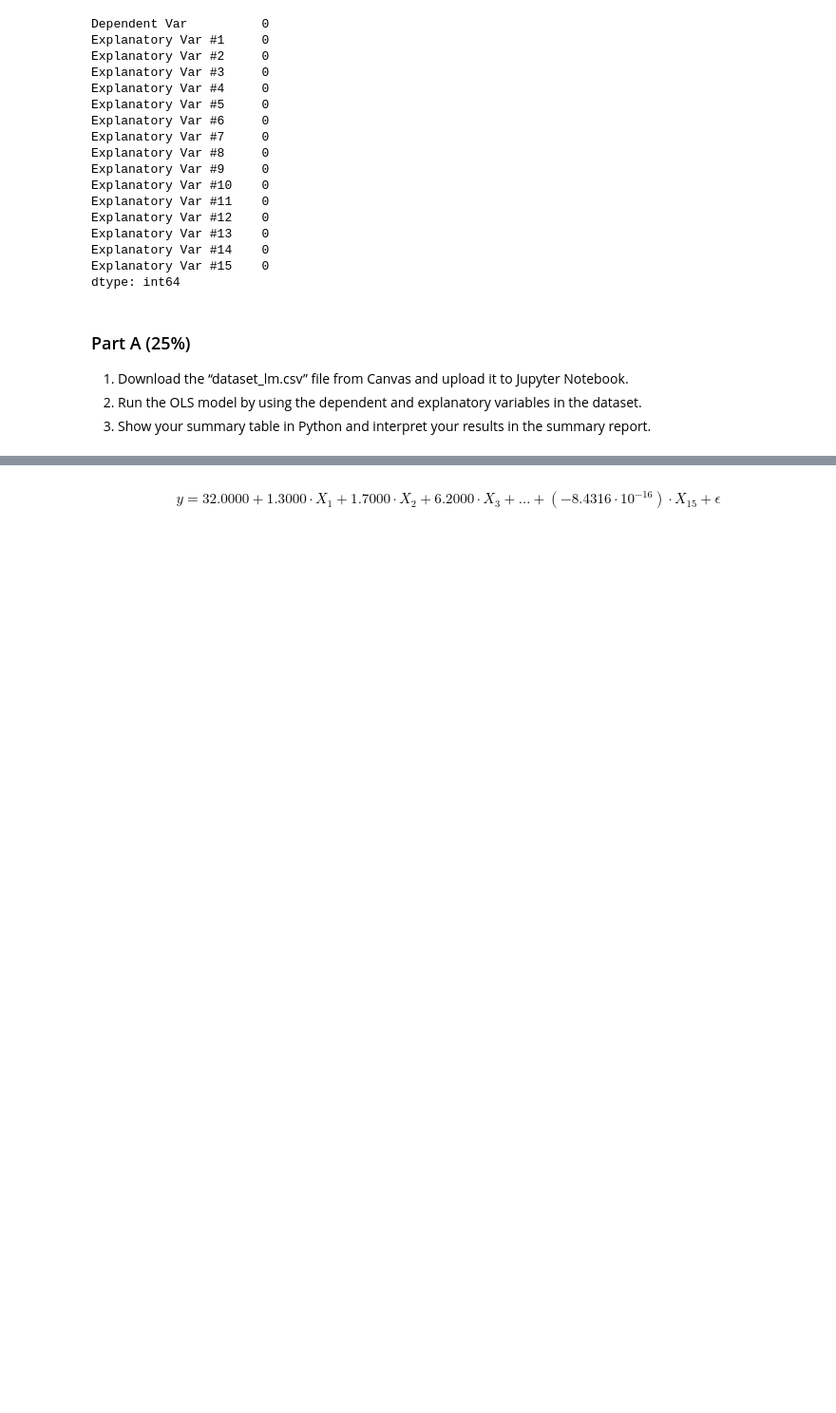
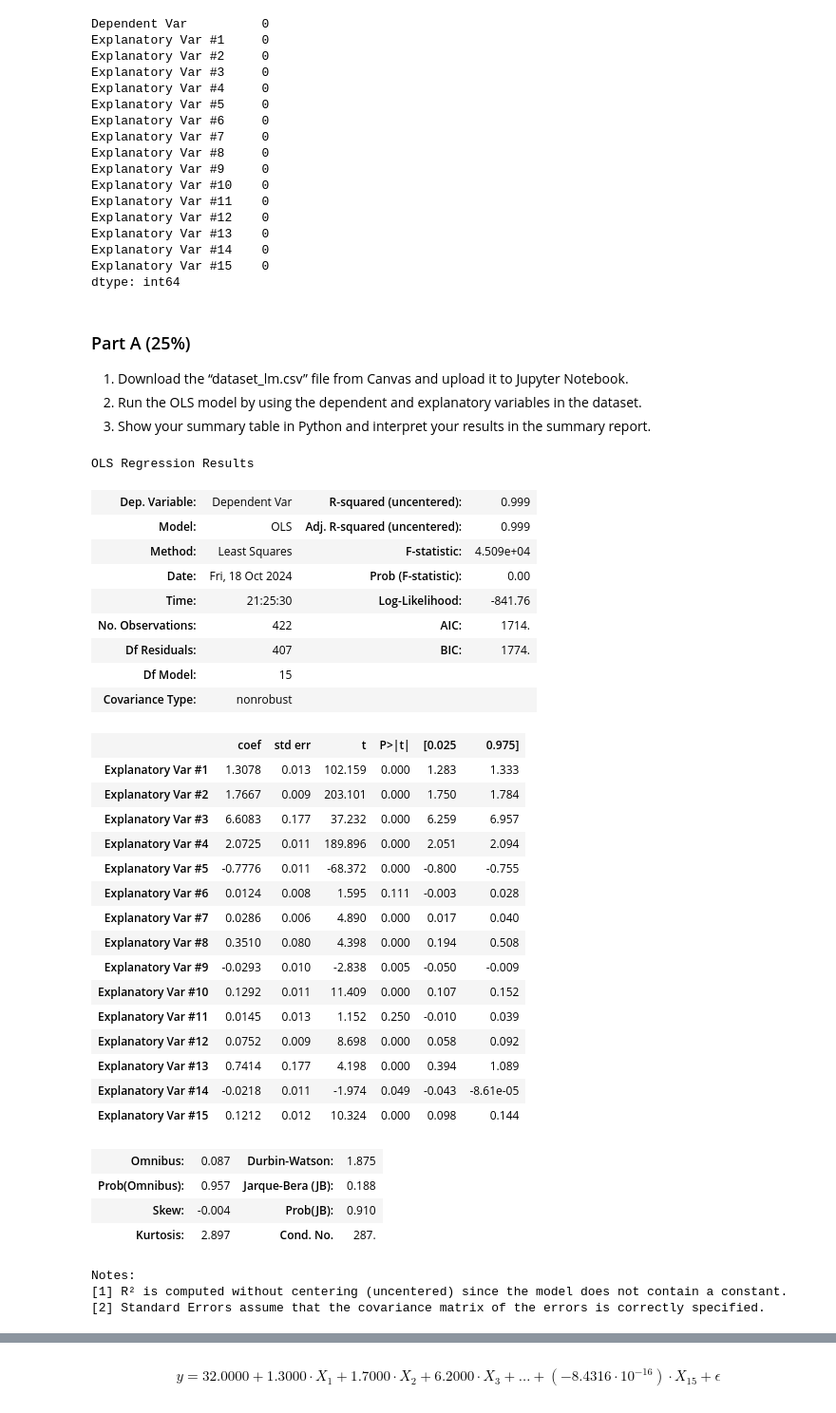
Before and after one commit to xiaowanzisj/Predictive-Modelling-Fall-2024, a Jupyter notebook: assignment.ipynb, the cells around one changed output, grey strips where cells are left out. Shown at 95% size. Saved outputs shown, nothing was run; the diff lists cells and outputs as text; code cells hidden in the pictures; blank space fills up the shorter version.

```diff
--- a/assignment.ipynb
+++ b/assignment.ipynb
@@ -72,6 +72,43 @@ dtype: int64
 # %%
 y = df['Dependent Var']
 x = df.drop('Dependent Var', axis=1)
+# %%
+model_updated = sm.OLS(y,x).fit()
+model_updated.summary()
+# %% [output]
+OLS Regression Results
+| Dep. Variable: | Dependent Var | R-squared (uncentered): | 0.999 |
+| Model: | OLS | Adj. R-squared (uncentered): | 0.999 |
+| Method: | Least Squares | F-statistic: | 4.509e+04 |
+| Date: | Fri, 18 Oct 2024 | Prob (F-statistic): | 0.00 |
+| Time: | 21:25:30 | Log-Likelihood: | -841.76 |
+| No. Observations: | 422 | AIC: | 1714. |
+| Df Residuals: | 407 | BIC: | 1774. |
+| Df Model: | 15 |  |  |
+| Covariance Type: | nonrobust |  |  |
+|  | coef | std err | t | P>|t| | [0.025 | 0.975] |
+| Explanatory Var #1 | 1.3078 | 0.013 | 102.159 | 0.000 | 1.283 | 1.333 |
+| Explanatory Var #2 | 1.7667 | 0.009 | 203.101 | 0.000 | 1.750 | 1.784 |
+| Explanatory Var #3 | 6.6083 | 0.177 | 37.232 | 0.000 | 6.259 | 6.957 |
+| Explanatory Var #4 | 2.0725 | 0.011 | 189.896 | 0.000 | 2.051 | 2.094 |
+| Explanatory Var #5 | -0.7776 | 0.011 | -68.372 | 0.000 | -0.800 | -0.755 |
+| Explanatory Var #6 | 0.0124 | 0.008 | 1.595 | 0.111 | -0.003 | 0.028 |
+| Explanatory Var #7 | 0.0286 | 0.006 | 4.890 | 0.000 | 0.017 | 0.040 |
+| Explanatory Var #8 | 0.3510 | 0.080 | 4.398 | 0.000 | 0.194 | 0.508 |
+| Explanatory Var #9 | -0.0293 | 0.010 | -2.838 | 0.005 | -0.050 | -0.009 |
+| Explanatory Var #10 | 0.1292 | 0.011 | 11.409 | 0.000 | 0.107 | 0.152 |
+| Explanatory Var #11 | 0.0145 | 0.013 | 1.152 | 0.250 | -0.010 | 0.039 |
+| Explanatory Var #12 | 0.0752 | 0.009 | 8.698 | 0.000 | 0.058 | 0.092 |
+| Explanatory Var #13 | 0.7414 | 0.177 | 4.198 | 0.000 | 0.394 | 1.089 |
+| Explanatory Var #14 | -0.0218 | 0.011 | -1.974 | 0.049 | -0.043 | -8.61e-05 |
+| Explanatory Var #15 | 0.1212 | 0.012 | 10.324 | 0.000 | 0.098 | 0.144 |
+| Omnibus: | 0.087 | Durbin-Watson: | 1.875 |
+| Prob(Omnibus): | 0.957 | Jarque-Bera (JB): | 0.188 |
+| Skew: | -0.004 | Prob(JB): | 0.910 |
+| Kurtosis: | 2.897 | Cond. No. | 287. |
+Notes:
+[1] R² is computed without centering (uncentered) since the model does not contain a constant.
+[2] Standard Errors assume that the covariance matrix of the errors is correctly specified.
 # %%
 x_updated = sm.add_constant(x)
 model_updated = sm.OLS(y,x_updated).fit()
```
Also changed, not shown: parts of 7 cells of this notebook, 1 other file.
